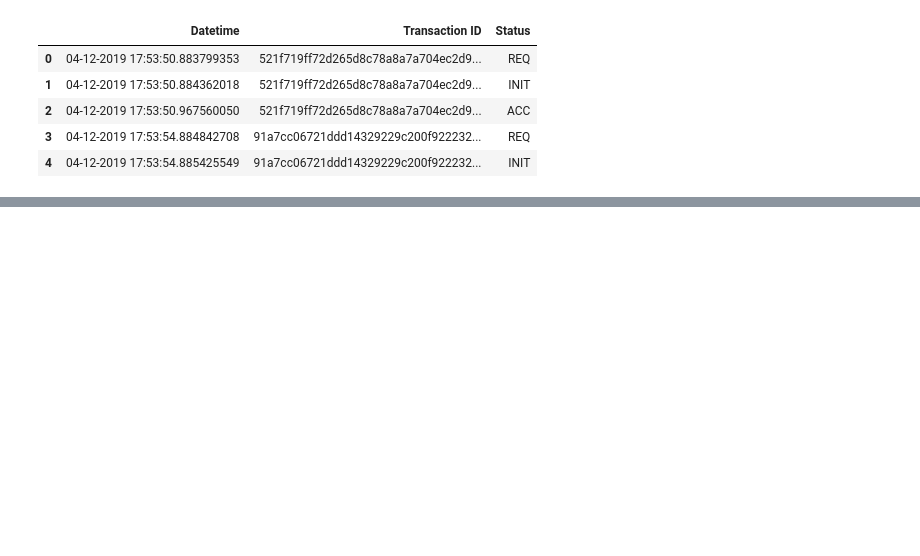
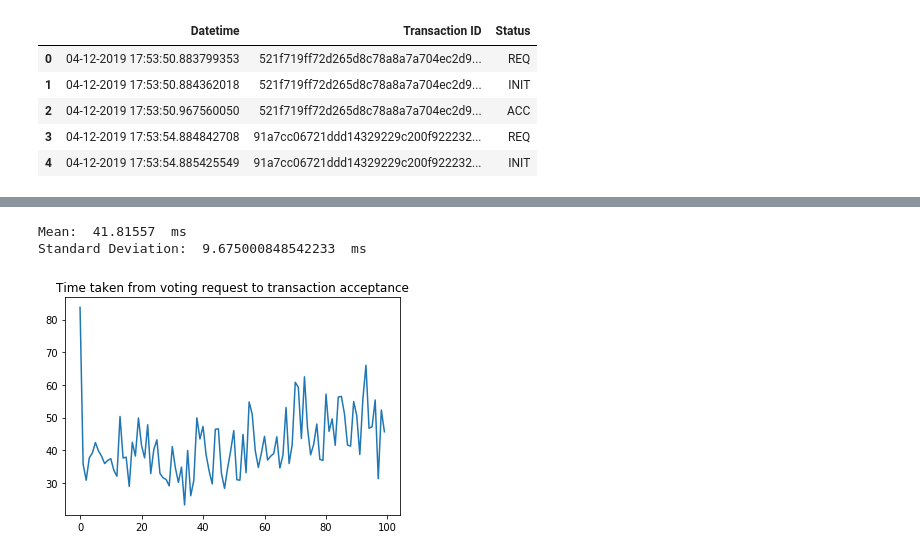
Before and after one commit to hanstananda/blockchain_ureca, a Jupyter notebook: plotter.ipynb, the cells around one changed output, grey strips where cells are left out. Cells and saved outputs as stored; diff of their text form; code cells hidden in the pictures; blank space fills up the shorter version.

```diff
--- a/plotter.ipynb
+++ b/plotter.ipynb
@@ -34,0 +99,9 @@ print(requested)
+# %%
+plt.title('Time taken from voting request to transaction acceptance')
+plt.plot(list_time_from_req)
+print("Mean: ",statistics.mean(list_time_from_req)," ms")
+print("Standard Deviation: ",statistics.stdev(list_time_from_req)," ms")
+# %% [output]
+Mean:  41.81557  ms
+Standard Deviation:  9.675000848542233  ms
+[figure, added]
```
Also changed, not shown: parts of 14 cells of this notebook.
